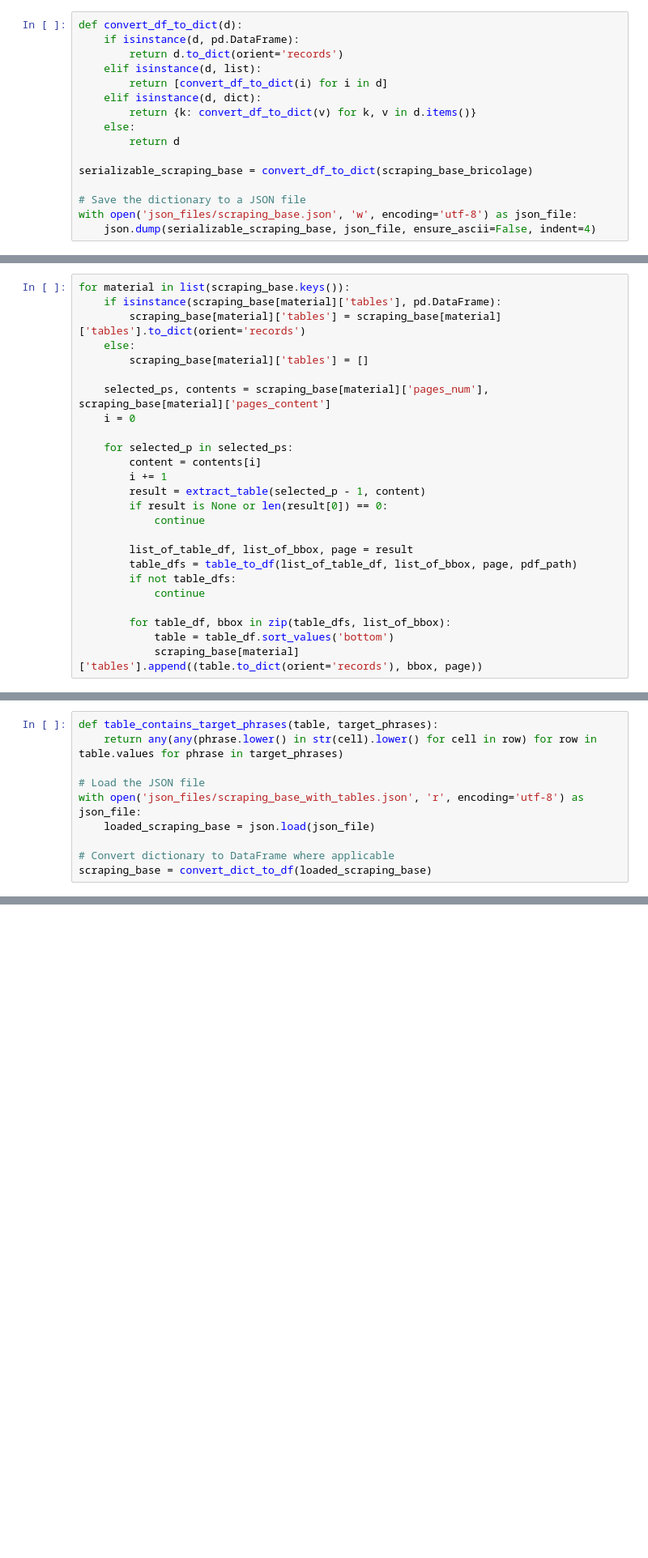
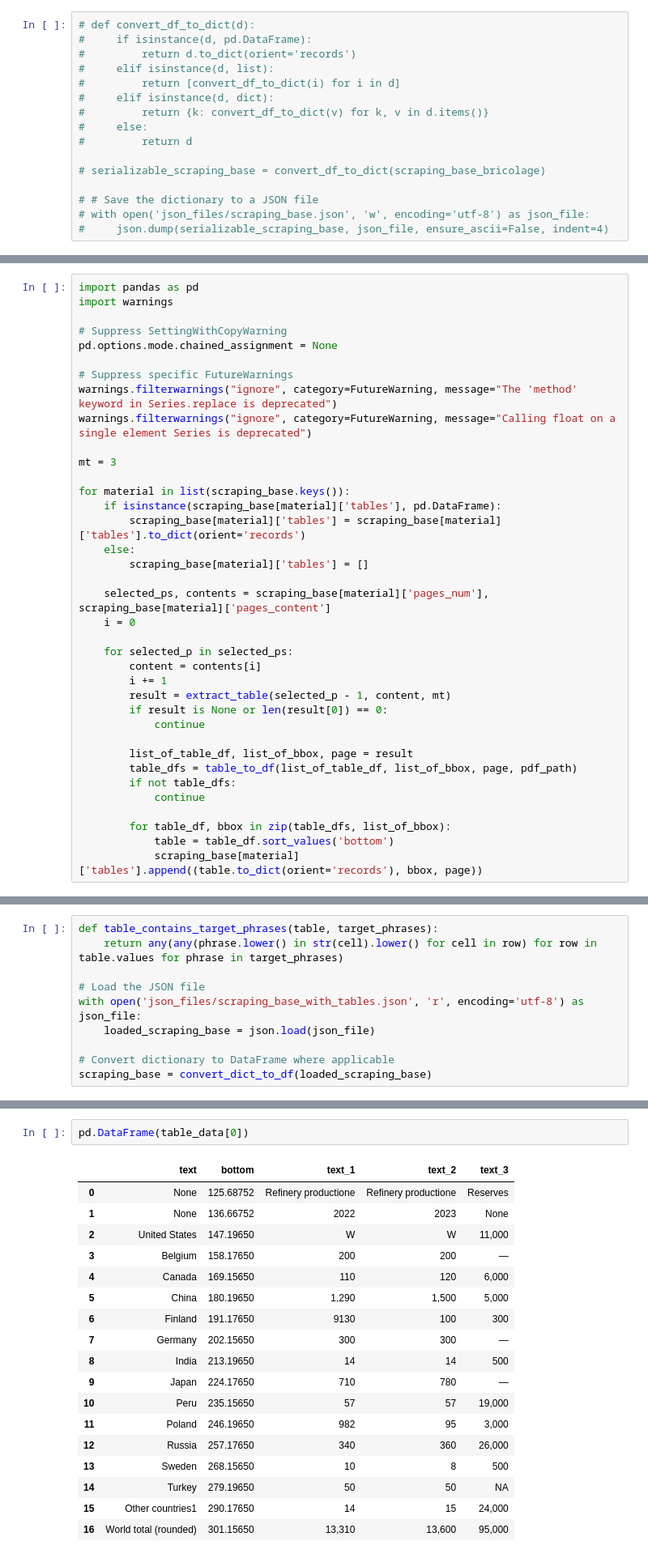
Before and after one commit to Yassmine2020/MaterialRisksSimulation, a Jupyter notebook: test_usgs/main.ipynb, the cells around one changed output, grey strips where cells are left out. Shown at 81% size. Saved outputs shown, nothing was run; the diff lists cells and outputs as text; blank space fills up the shorter version.

Commit message:
fix bug detect table 95% correctly

```diff
--- a/test_usgs/main.ipynb
+++ b/test_usgs/main.ipynb
@@ -315,18 +208,18 @@ scraping_base_bricolage['Platinum']['remarks']
 # %%
-def convert_df_to_dict(d):
-    if isinstance(d, pd.DataFrame):
-        return d.to_dict(orient='records')
-    elif isinstance(d, list):
-        return [convert_df_to_dict(i) for i in d]
-    elif isinstance(d, dict):
-        return {k: convert_df_to_dict(v) for k, v in d.items()}
-    else:
-        return d
+# def convert_df_to_dict(d):
+#     if isinstance(d, pd.DataFrame):
+#         return d.to_dict(orient='records')
+#     elif isinstance(d, list):
+#         return [convert_df_to_dict(i) for i in d]
+#     elif isinstance(d, dict):
+#         return {k: convert_df_to_dict(v) for k, v in d.items()}
+#     else:
+#         return d
 
-serializable_scraping_base = convert_df_to_dict(scraping_base_bricolage)
+# serializable_scraping_base = convert_df_to_dict(scraping_base_bricolage)
 
-# Save the dictionary to a JSON file
-with open('json_files/scraping_base.json', 'w', encoding='utf-8') as json_file:
-    json.dump(serializable_scraping_base, json_file, ensure_ascii=False, indent=4)
+# # Save the dictionary to a JSON file
+# with open('json_files/scraping_base.json', 'w', encoding='utf-8') as json_file:
+#     json.dump(serializable_scraping_base, json_file, ensure_ascii=False, indent=4)
 # %% [markdown]
 ## Table extraction
@@ -350,6 +251,18 @@ scraping_base = convert_dict_to_df(loaded_scraping_base)
 for material in list(scraping_base.keys()):
   scraping_base[material]['tables'] = []
 # %%
+import pandas as pd
+import warnings
+
+# Suppress SettingWithCopyWarning
+pd.options.mode.chained_assignment = None
+
+# Suppress specific FutureWarnings
+warnings.filterwarnings("ignore", category=FutureWarning, message="The 'method' keyword in Series.replace is deprecated")
+warnings.filterwarnings("ignore", category=FutureWarning, message="Calling float on a single element Series is deprecated")
+
+mt = 3
+
 for material in list(scraping_base.keys()):
     if isinstance(scraping_base[material]['tables'], pd.DataFrame):
         scraping_base[material]['tables'] = scraping_base[material]['tables'].to_dict(orient='records')
@@ -362,7 +275,7 @@ for material in list(scraping_base.keys()):
     for selected_p in selected_ps:
         content = contents[i]
         i += 1
-        result = extract_table(selected_p - 1, content)
+        result = extract_table(selected_p - 1, content, mt)
         if result is None or len(result[0]) == 0:
             continue
 
@@ -541,4 +527,25 @@ print("Filtered JSON file created successfully.")
 Filtered JSON file created successfully.
+# %%
+pd.DataFrame(table_data[0])
+# %% [output]
+|  | text | bottom | text_1 | text_2 | text_3 |
+| 0 | None | 125.68752 | Refinery productione | Refinery productione | Reserves |
+| 1 | None | 136.66752 | 2022 | 2023 | None |
+| 2 | United States | 147.19650 | W | W | 11,000 |
+| 3 | Belgium | 158.17650 | 200 | 200 | — |
+| 4 | Canada | 169.15650 | 110 | 120 | 6,000 |
+| 5 | China | 180.19650 | 1,290 | 1,500 | 5,000 |
+| 6 | Finland | 191.17650 | 9130 | 100 | 300 |
+| 7 | Germany | 202.15650 | 300 | 300 | — |
+| 8 | India | 213.19650 | 14 | 14 | 500 |
+| 9 | Japan | 224.17650 | 710 | 780 | — |
+| 10 | Peru | 235.15650 | 57 | 57 | 19,000 |
+| 11 | Poland | 246.19650 | 982 | 95 | 3,000 |
+| 12 | Russia | 257.17650 | 340 | 360 | 26,000 |
+| 13 | Sweden | 268.15650 | 10 | 8 | 500 |
+| 14 | Turkey | 279.19650 | 50 | 50 | NA |
+| 15 | Other countries1 | 290.17650 | 14 | 15 | 24,000 |
+| 16 | World total (rounded) | 301.15650 | 13,310 | 13,600 | 95,000 |
 # %%
 with open('json_files/scraping_base_with_needed_tables.json', 'r', encoding='utf-8') as json_file:
     loaded_scraping_base = json.load(json_file)
```
Also changed, not shown: parts of 45 cells of this notebook, 13 other files.
